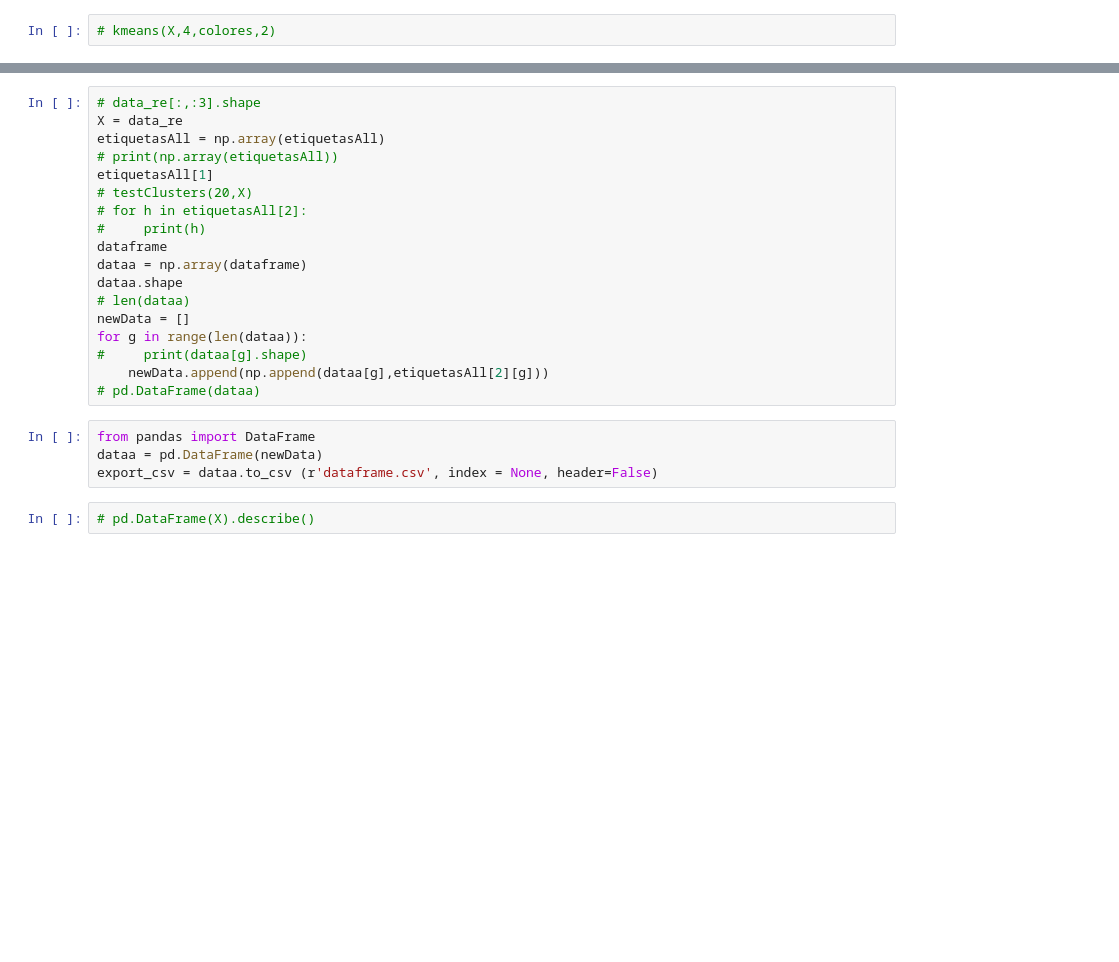
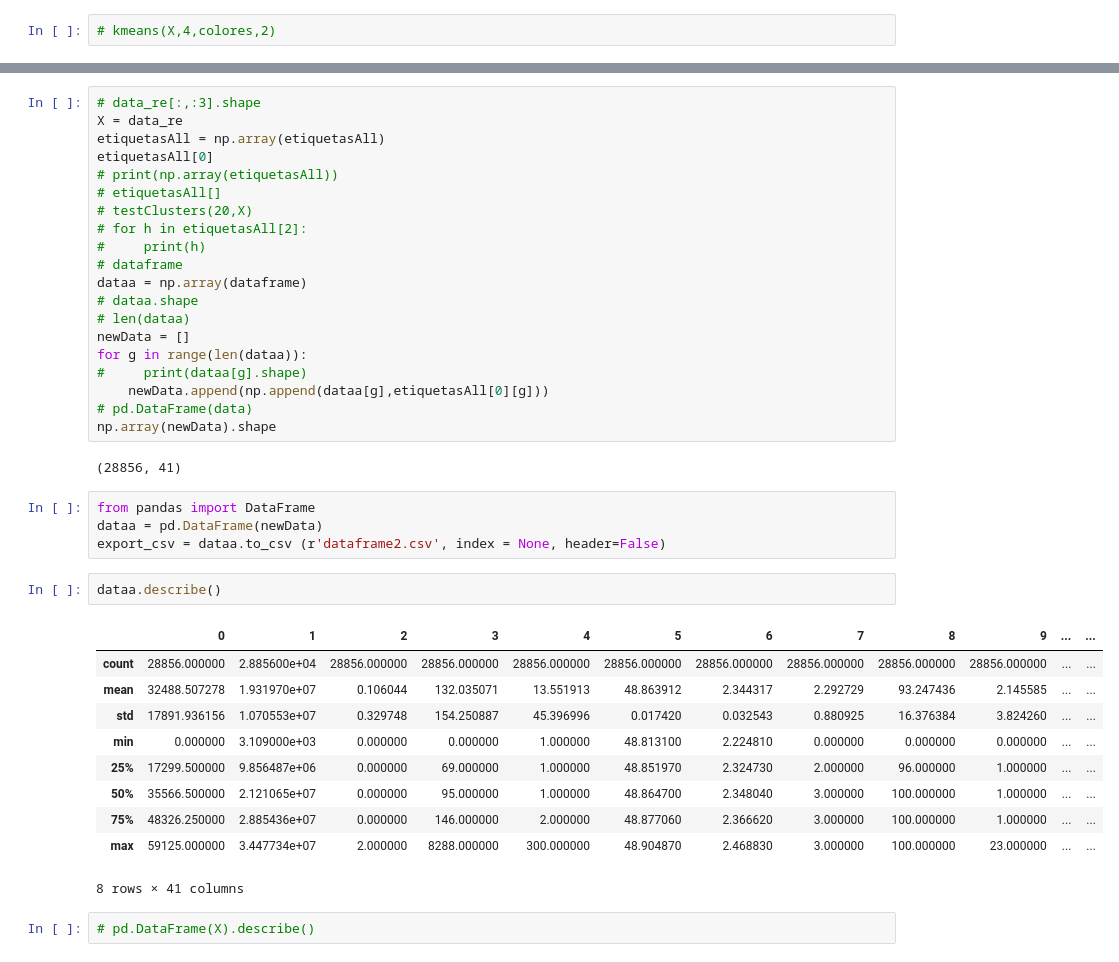
Before and after one commit to texsmv/analysis_social_spatial_airbnb, a Jupyter notebook: pruebas marga/kmeans.ipynb, the cells around one changed output, grey strips where cells are left out. Cells and saved outputs as stored; diff of their text form; blank space fills up the shorter version.

```diff
--- a/pruebas marga/kmeans.ipynb
+++ b/pruebas marga/kmeans.ipynb
@@ -281,24 +307,41 @@ hi
 # data_re[:,:3].shape
 X = data_re
 etiquetasAll = np.array(etiquetasAll)
+etiquetasAll[0]
 # print(np.array(etiquetasAll))
-etiquetasAll[1]
+# etiquetasAll[]
 # testClusters(20,X)
 # for h in etiquetasAll[2]:
 #     print(h)
-dataframe
+# dataframe
 dataa = np.array(dataframe)
-dataa.shape
+# dataa.shape
 # len(dataa)
 newData = []
 for g in range(len(dataa)):
 #     print(dataa[g].shape)
-    newData.append(np.append(dataa[g],etiquetasAll[2][g]))
-# pd.DataFrame(dataa)
+    newData.append(np.append(dataa[g],etiquetasAll[0][g]))
+# pd.DataFrame(data)
+np.array(newData).shape
+# %% [output]
+(28856, 41)
 # %%
 from pandas import DataFrame
 dataa = pd.DataFrame(newData)
-export_csv = dataa.to_csv (r'dataframe.csv', index = None, header=False)
+export_csv = dataa.to_csv (r'dataframe2.csv', index = None, header=False)
+# %%
+dataa.describe()
+# %% [output]
+|  | 0 | 1 | 2 | 3 | 4 | 5 | 6 | 7 | 8 | 9 | ... | ... |
+| count | 28856.000000 | 2.885600e+04 | 28856.000000 | 28856.000000 | 28856.000000 | 28856.000000 | 28856.000000 | 28856.000000 | 28856.000000 | 28856.000000 | ... | ... |
+| mean | 32488.507278 | 1.931970e+07 | 0.106044 | 132.035071 | 13.551913 | 48.863912 | 2.344317 | 2.292729 | 93.247436 | 2.145585 | ... | ... |
+| std | 17891.936156 | 1.070553e+07 | 0.329748 | 154.250887 | 45.396996 | 0.017420 | 0.032543 | 0.880925 | 16.376384 | 3.824260 | ... | ... |
+| min | 0.000000 | 3.109000e+03 | 0.000000 | 0.000000 | 1.000000 | 48.813100 | 2.224810 | 0.000000 | 0.000000 | 0.000000 | ... | ... |
+| 25% | 17299.500000 | 9.856487e+06 | 0.000000 | 69.000000 | 1.000000 | 48.851970 | 2.324730 | 2.000000 | 96.000000 | 1.000000 | ... | ... |
+| 50% | 35566.500000 | 2.121065e+07 | 0.000000 | 95.000000 | 1.000000 | 48.864700 | 2.348040 | 3.000000 | 100.000000 | 1.000000 | ... | ... |
+| 75% | 48326.250000 | 2.885436e+07 | 0.000000 | 146.000000 | 2.000000 | 48.877060 | 2.366620 | 3.000000 | 100.000000 | 1.000000 | ... | ... |
+| max | 59125.000000 | 3.447734e+07 | 2.000000 | 8288.000000 | 300.000000 | 48.904870 | 2.468830 | 3.000000 | 100.000000 | 23.000000 | ... | ... |
+8 rows × 41 columns
 # %%
 # pd.DataFrame(X).describe()
 # %%
```
Also changed, not shown: parts of 9 cells of this notebook, 27 other files.
